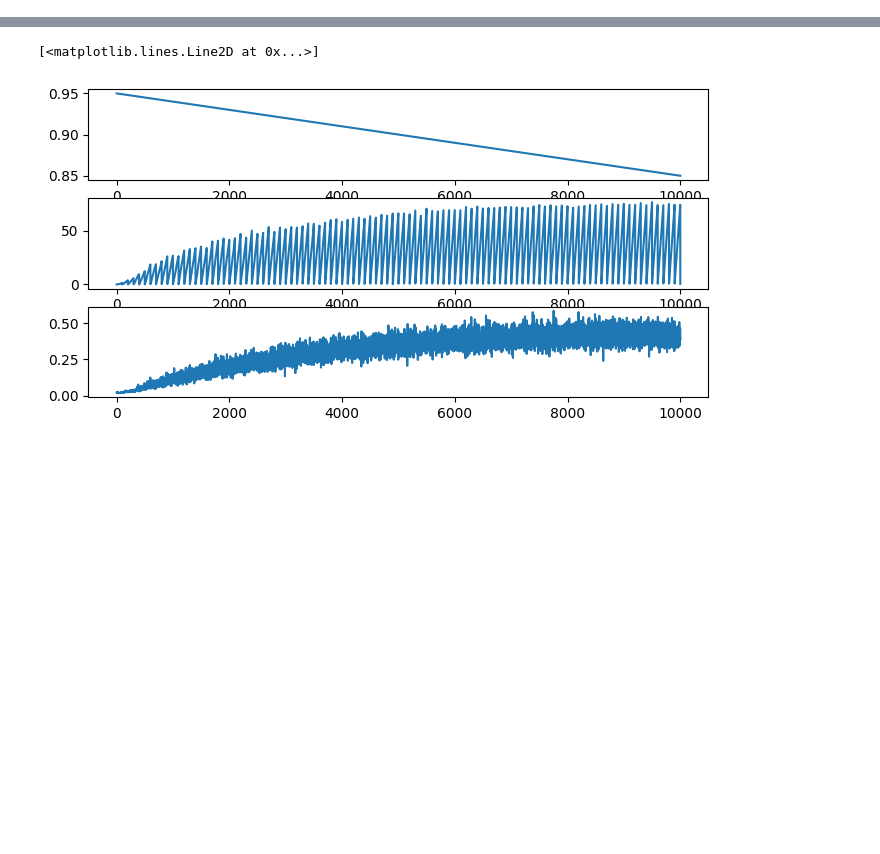
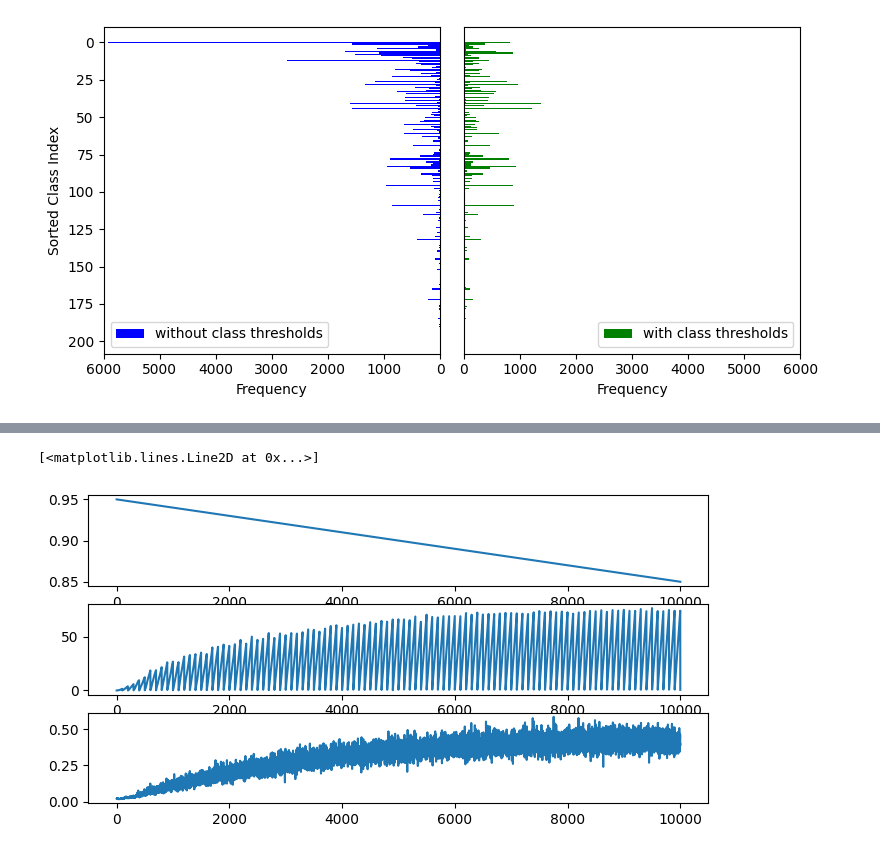
Before and after one commit to Self-Supervised-Learning-CS685/ssl-evaluation, a Jupyter notebook: training_results.ipynb, the cells around one changed output, grey strips where cells are left out. Cells and saved outputs as stored; diff of their text form; code cells hidden in the pictures; blank space fills up the shorter version.

```diff
--- a/training_results.ipynb
+++ b/training_results.ipynb
@@ -4,0 +46,33 @@ import pandas as pd
+# %%
+import scipy.stats as stats
+# Bar positions
+x = np.arange(len(ordered_new_model_class_freqs))
+
+# Create a figure and two subplots
+fig, (ax1, ax2) = plt.subplots(1, 2, figsize=(8, 4))
+kurt1 = stats.kurtosis(ordered_baseline_class_freqs)
+# Plot first frequency list as vertical bars on the first subplot
+ax1.barh(x, ordered_baseline_class_freqs, color='blue', label='without class thresholds')
+# ax1.set_title('Frequency List 1')
+ax1.set_xlabel('Frequency')
+ax1.set_ylabel('Sorted Class Index')
+ax1.set_xlim(0, 6000)  # Limit x-axis to 3000
+ax1.invert_yaxis()
+ax1.invert_xaxis()
+ax1.legend()
+
+# Plot second frequency list as vertical bars on the second subplot
+ax2.barh(x, ordered_new_model_class_freqs, color='green', label='with class thresholds')
+ax2.set_xlabel('Frequency')
+ax2.set_xlim(0, 6000)
+#remove y ticks
+ax2.set_yticks([])
+ax2.invert_yaxis()
+#legend on bottom right
+ax2.legend(loc='lower right')
+
+# Show the plot
+plt.tight_layout()  # Adjust layout to prevent overlap
+plt.show()
+# %% [output]
+[figure, added]
```
Also changed, not shown: parts of 9 cells of this notebook, 6 other files.
